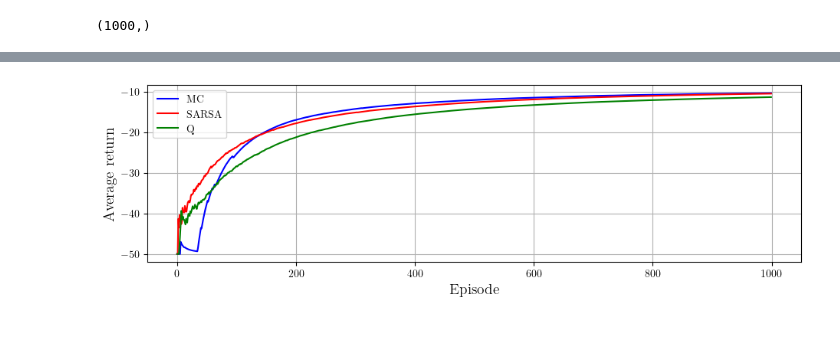
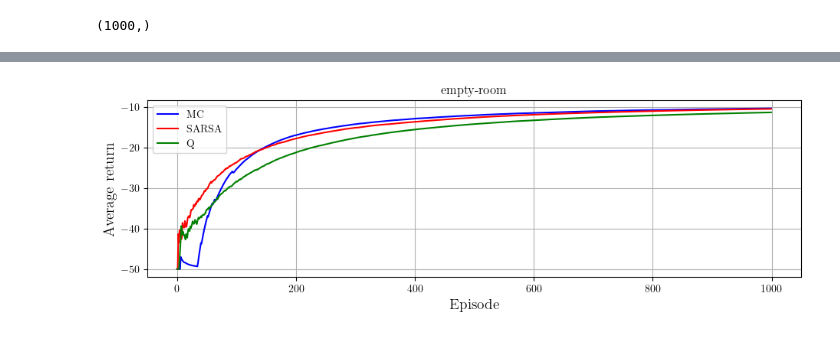
Before and after one commit to ThibeauWouters/MAI, a Jupyter notebook: RL_visualizations.ipynb, the cells around one changed output, grey strips where cells are left out. Drawn from its saved outputs; the diff is of its cells as text; code cells hidden in the pictures.

```diff
--- a/RL_visualizations.ipynb
+++ b/RL_visualizations.ipynb
@@ -30,11 +30,11 @@ def cumulative_average(arr):
     # Calculate cumulative average
     return cum_sum / cum_count
 # %%
-def get_returns(room, n_episodes=1000, filename = "returns.csv", use_avg = True):
+def get_returns(room, n_episodes=1000, agent_names=["MC_agent", "SARSA_agent", "Q_agent"], filename = "returns.csv", use_avg = True):
     """
     Gets the returns for a certain room for all three agents.
     """
-    returns = np.zeros((3, n_episodes))
+    returns = np.zeros((len(agent_names), n_episodes))
     for i, name in enumerate(agent_names):
         val = np.loadtxt(f"RL/Plots/{name}/{room}/{filename}")
         if use_avg:
@@ -59,13 +56,15 @@ df.shape
 # %%
-returns = get_returns("empty-room")
+room_name = "empty-room"
+returns = get_returns(room_name)
 
 plt.figure(figsize=(11, 3))
 for i, ret in enumerate(returns):
     plt.plot(ret, "-", color=colors[i], label=labels[i])
 plt.grid()
 plt.legend()
 plt.xlabel("Episode")
 plt.ylabel("Average return")
+plt.title(room_name)
 plt.show()
 # %% [output]
-[figure, old version]
+[figure, new version]
```
Also changed, not shown: parts of 4 cells of this notebook, 59 other files.
